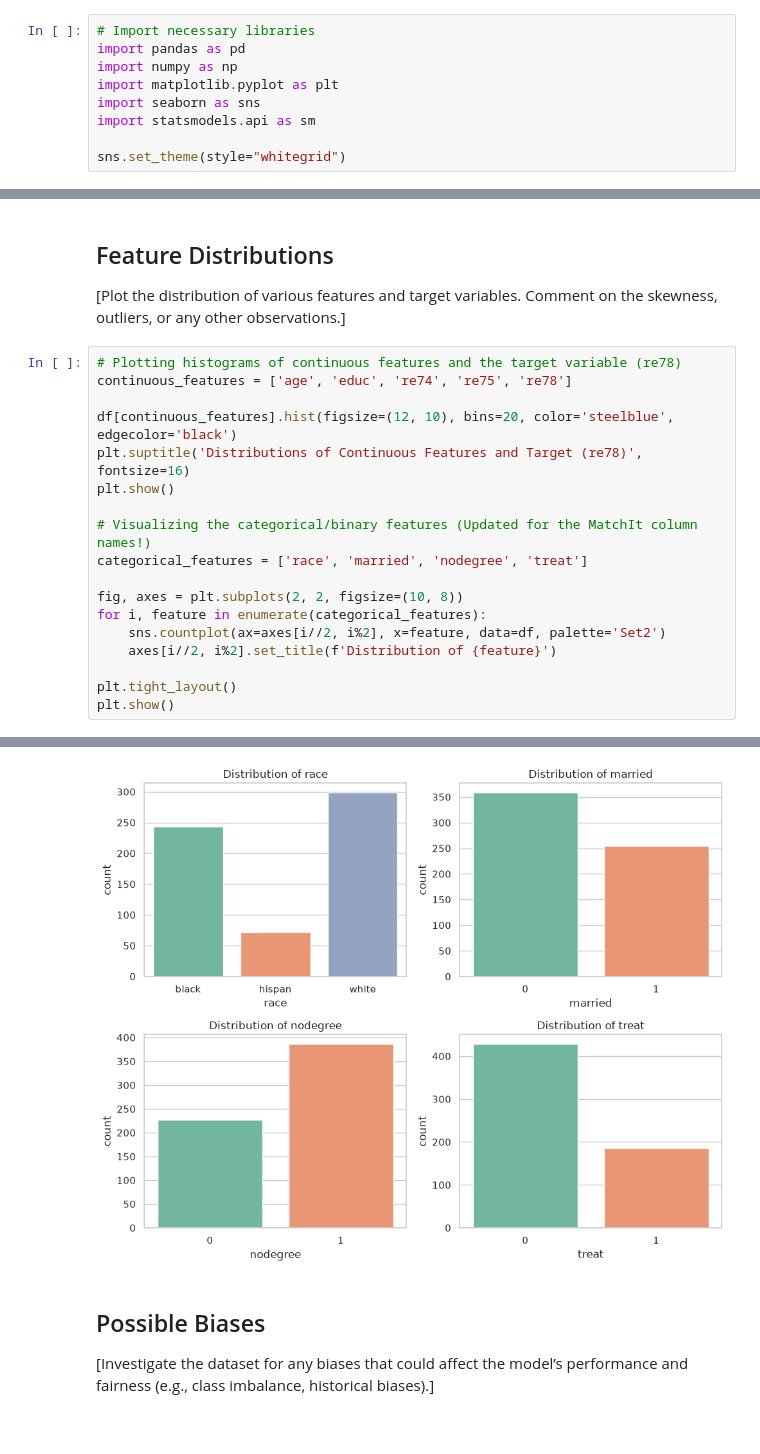
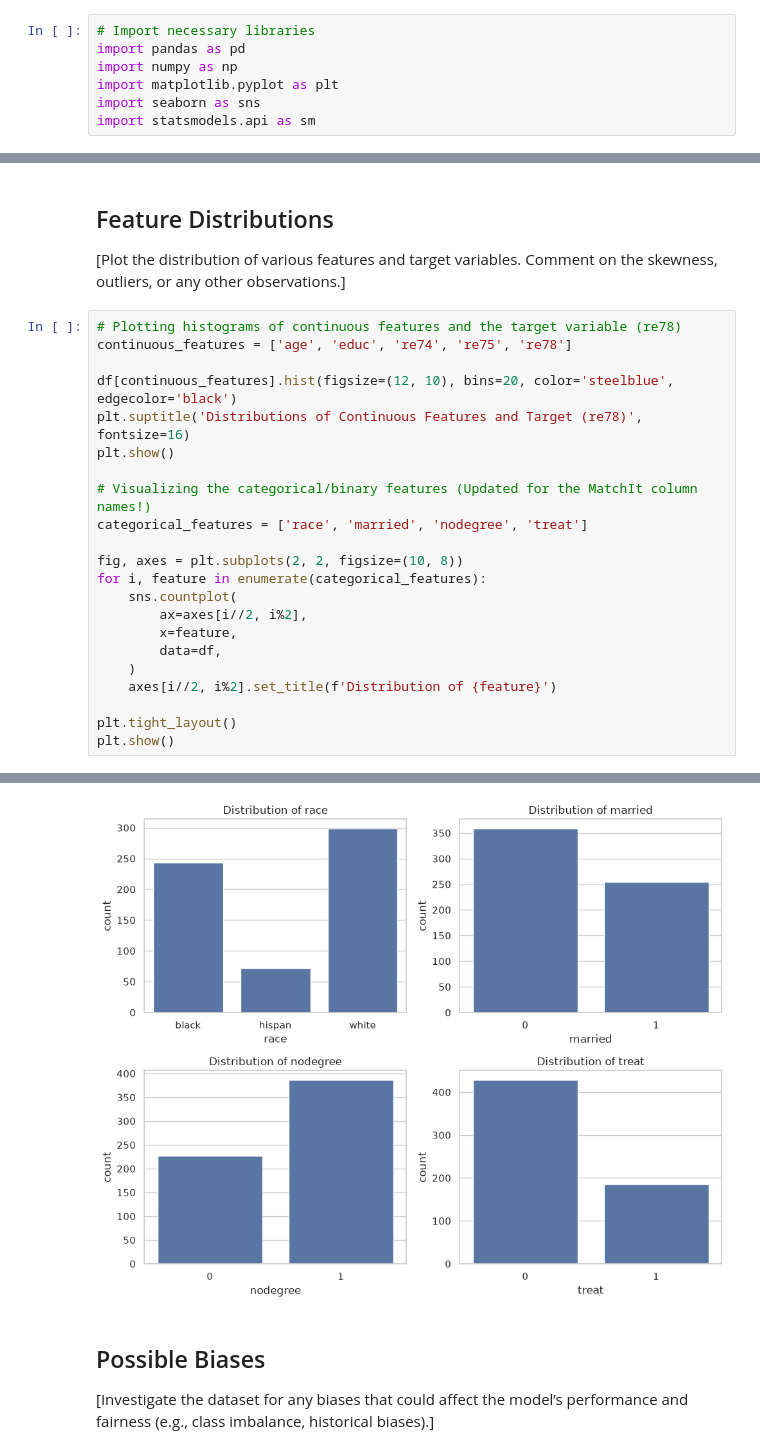
Before and after one commit to ChetnaLourembam/Causal-Inference-Machine-Learning-Project, a Jupyter notebook: 1_DatasetCharacteristics/exploratory_data_analysis.ipynb, the cells around one changed output, grey strips where cells are left out. Drawn from its saved outputs; the diff is of its cells as text.

```diff
--- a/1_DatasetCharacteristics/exploratory_data_analysis.ipynb
+++ b/1_DatasetCharacteristics/exploratory_data_analysis.ipynb
@@ -14,8 +14,6 @@ import numpy as np
 import matplotlib.pyplot as plt
 import seaborn as sns
 import statsmodels.api as sm
-
-sns.set_theme(style="whitegrid")
 # %% [markdown]
 ## Dataset Overview
 
@@ -116,7 +114,11 @@ categorical_features = ['race', 'married', 'nodegree', 'treat']
 
 fig, axes = plt.subplots(2, 2, figsize=(10, 8))
 for i, feature in enumerate(categorical_features):
-    sns.countplot(ax=axes[i//2, i%2], x=feature, data=df, palette='Set2')
+    sns.countplot(
+        ax=axes[i//2, i%2],
+        x=feature,
+        data=df,
+    )
     axes[i//2, i%2].set_title(f'Distribution of {feature}')
 
 plt.tight_layout()
@@ -141,4 +128,4 @@ Passing `palette` without assigning `hue` is deprecated and will be removed in v
-[figure, old version]
+[figure, new version]
 # %% [markdown]
 ## Possible Biases
 
```
Also changed, not shown: parts of 1 cell of this notebook.
